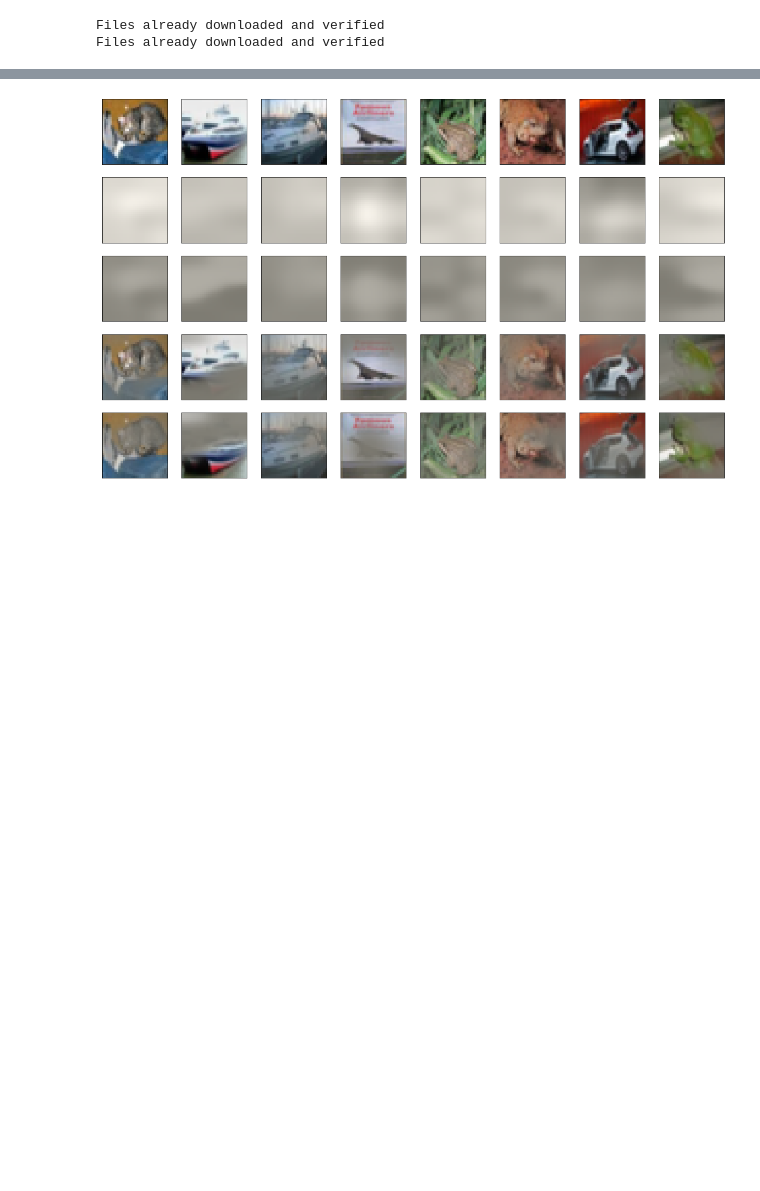
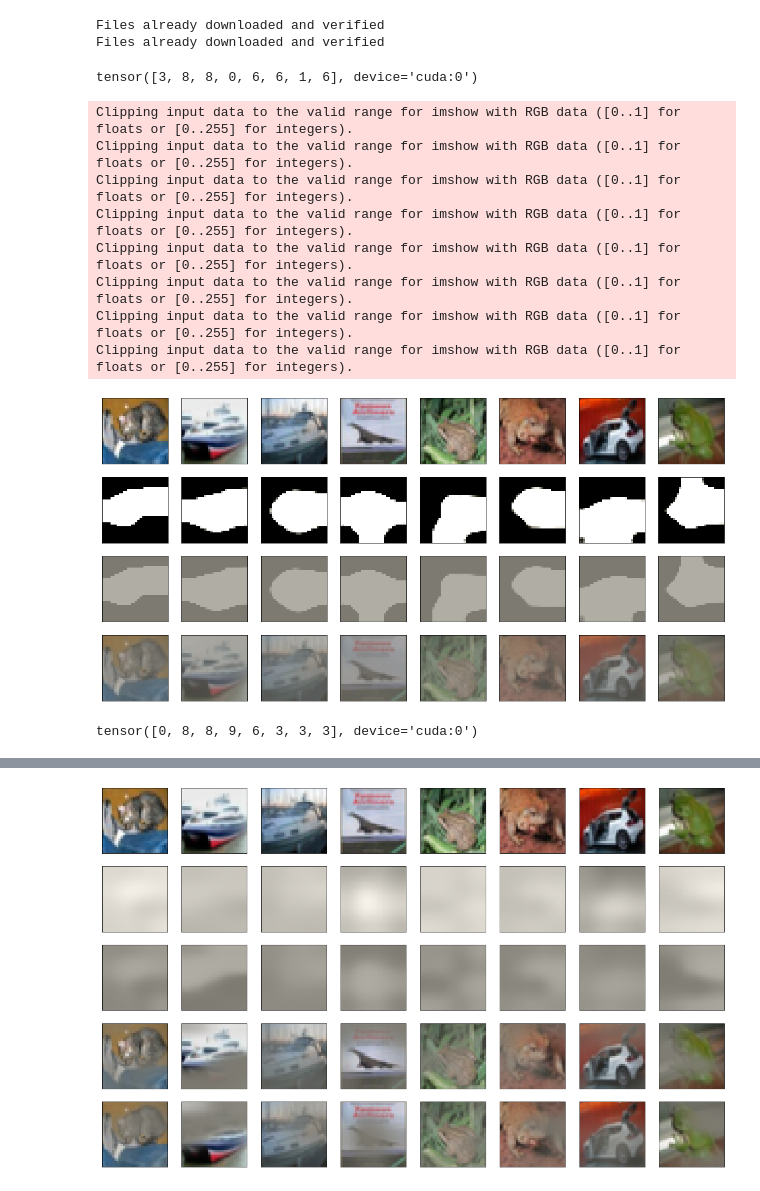
Before and after one commit to WoojuLee24/pytorch-classification-advprop, a Jupyter notebook: make_adv.ipynb, the cells around one changed output, grey strips where cells are left out. Cells and saved outputs as stored; diff of their text form; code cells hidden in the pictures; blank space fills up the shorter version.

```diff
--- a/make_adv.ipynb
+++ b/make_adv.ipynb
@@ -781,0 +767,23 @@ attack_epsilon=5
+# %%
+targets
+# %% [output]
+tensor([3, 8, 8, 0, 6, 6, 1, 6], device='cuda:0')
+# %%
+grad_cam = GradCam(model, target_layer=target_layer, attack_iter=1, attack_epsilon=0.05, attack_step_size=1 )
+# grad_cam.model
+resized_cam, attention_map, adv, _, pred = grad_cam.generate_mul_cam(inputs, targets)
+show_image_row([inputs.cpu(), resized_cam.repeat(1, 3, 1, 1).detach().cpu(), attention_map.repeat(1, 3, 1, 1).detach().cpu(), adv.detach().cpu()])
+# %% [output]
+Clipping input data to the valid range for imshow with RGB data ([0..1] for floats or [0..255] for integers).
+Clipping input data to the valid range for imshow with RGB data ([0..1] for floats or [0..255] for integers).
+Clipping input data to the valid range for imshow with RGB data ([0..1] for floats or [0..255] for integers).
+Clipping input data to the valid range for imshow with RGB data ([0..1] for floats or [0..255] for integers).
+Clipping input data to the valid range for imshow with RGB data ([0..1] for floats or [0..255] for integers).
+Clipping input data to the valid range for imshow with RGB data ([0..1] for floats or [0..255] for integers).
+Clipping input data to the valid range for imshow with RGB data ([0..1] for floats or [0..255] for integers).
+Clipping input data to the valid range for imshow with RGB data ([0..1] for floats or [0..255] for integers).
+[figure, added]
+# %%
+pred
+# %% [output]
+tensor([0, 8, 8, 9, 6, 3, 3, 3], device='cuda:0')
```
Also changed, not shown: parts of 47 cells of this notebook, 2 other files.
